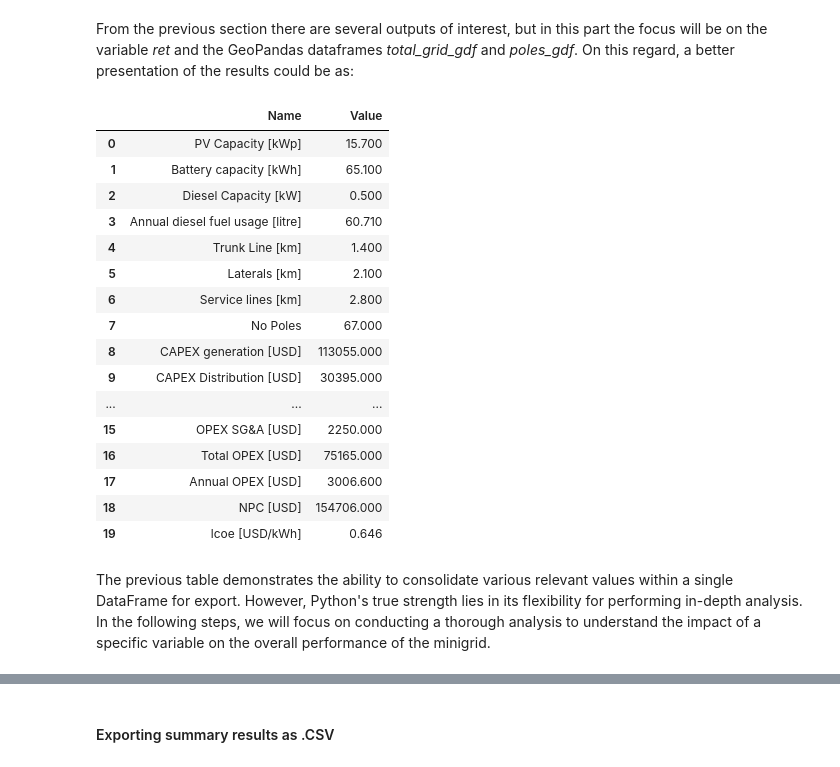
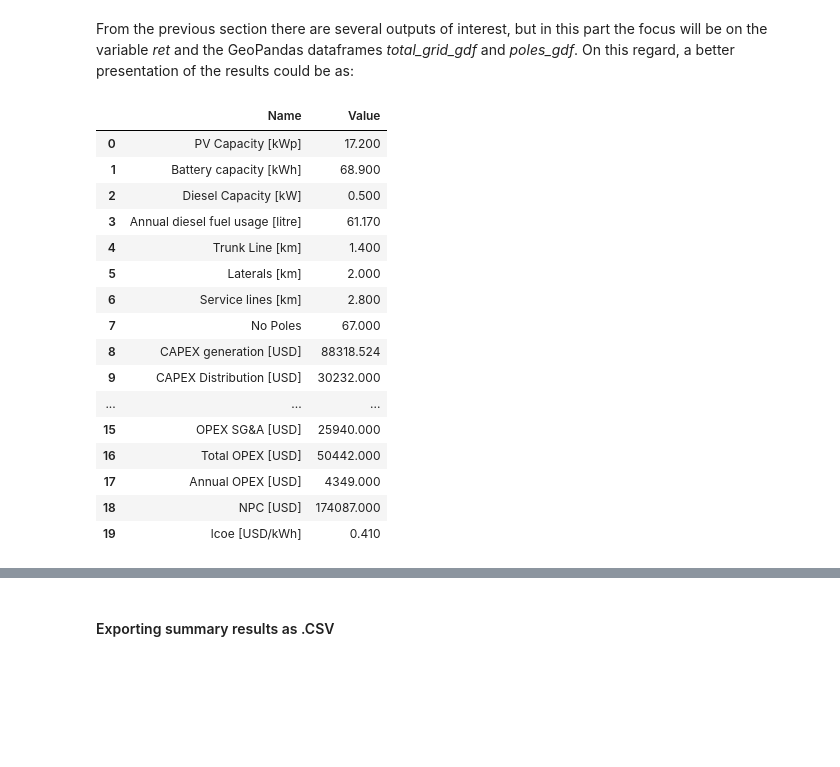
Before and after one commit to SEforALL-IEAP/OMG, a Jupyter notebook: OMG.ipynb, the cells around one changed output, grey strips where cells are left out. Cells and saved outputs as stored; diff of their text form; code cells hidden in the pictures; blank space fills up the shorter version.

```diff
--- a/OMG.ipynb
+++ b/OMG.ipynb
@@ -262,11 +254,10 @@ Under this approach, number of customers and demand load curves per type of cust
 # %% [markdown]
 #### Rough prediction of customer per type (residential bundle A, bundle B, bundle C, SME or PUE)
 # %%
-reasonablecons = 0.7        ## Connectivity rate of structures
+reasonablecons = 1        ## Connectivity rate of structures - for now this value should not be changed
 smeshare = 0.08             ## Share of sme customers as % of total potential connections
 bundleCshare = 0.08         ## Share of Residential Bundle C customers as % of total potential connections
 bundleBshare = 0.36         ## Share of Residential Bundle B customers as % of total potential connections
-
 
 cluster_polygons["Connections_All"] = np.ceil(cluster_polygons["<20 m2"] +
                                cluster_polygons["20-50 m2"]+
@@ -368,7 +330,7 @@ discount_rate=0.08      ##The annual rate of return expected on an investment ov
 # %%
 diesel_price=0.872     ## Diesel Price (USD/liter): The cost of diesel fuel used for generator operation
 diesel_cost=350        ## Diesel Generator Cost (USD/kW): The initial capital cost of purchasing and installing a diesel generator, per kilowatt of rated power
-diesel_om=32           ## Diesel Operational and mainenance Cost (USD/kW/year): The annual cost of operating and maintaining the diesel generator, per kilowatt of rated power
+diesel_om=0.1           ## Diesel Operational and mainenance Cost (USD/kW/year): The annual cost of operating and maintaining the diesel generator, share of CAPEX
 diesel_life=10         ## Diesel Generator Lifetime (years): The expected number of years the diesel generator will be operational before requiring replacement
 diesel_limit=0.5       ## Diesel Limit (0-1): This value sets the maximum allowable contribution of the diesel generator to the microgrid's annual electricity generation. It is expressed as a decimal between 0 and 1
 # %% [markdown]
@@ -761,6 +722,11 @@ lcoe_distribution = calculate_distribution_lcoe(end_year=end_year,
                             om_costs=total_om_grid,
                             distribution_life=30,
                             discount_rate=discount_rate)
+# %%
+project_life = end_year - start_year
+total_sga = 0
+for year in range(project_life):
+    total_sga += total_cost_sga / ((1 + discount_rate) ** year)
 # %% [markdown]
 Transportation costs are defined as follows:
 # %%
@@ -788,41 +754,66 @@ results = {
              "Total CAPEX [USD]",
 
              "OPEX Generation [USD]",
              "OPEX Distribution [USD]",
              "OPEX SG&A [USD]",
              "Total OPEX [USD]",
              "Annual OPEX [USD]",
              "NPC [USD]",
 
              "lcoe [USD/kWh]",
 
             ],
 
 
     "Value": [round(ret["best_solution"][0],1), #PV_Capacity
               round(ret["best_solution"][1],1),  #Battery Capacity
               round(ret["best_solution"][2],1), #Diesel Capacity
-              round(ret["additional_values"][10],2), #Diesel Capacity
+              round(ret["additional_values"][10],2), #Diesel fuel usage
 
               round(sum(trunks_gdf["Length"])/1000,1), #kilometers_grid_main_line
               round(sum(secondary_gdf["Length"])/1000,1), #kilometers_grid_secondary_lines
               round(sum(service_gdf["Length"])/1000,1),#kilometers_services_drops
               sum(poles_gdf["No. Poles"]), #Number of poles
 
-              math.ceil(round(ret["additional_values"][2],3)/1000)*1000 - total_cost_labour - transportation_costs, #Cost of Assets
-              round(total_cost_grid,0), #total_cost_grid
+              round(ret["additional_values"][2],3), # CAPEX of generation - total_cost_labour - transportation_costs, #Cost of Assets
+              round(total_cost_grid,0), # CAPEX of distribution
               total_cost_labour, #Cost of Labour
               transportation_costs, #Cost of transport
-              (round(total_cost_grid,0) + math.ceil(round(ret["additional_values"][2],3)/1000)*1000), #Total_capex
+              round(total_cost_grid,0) + math.ceil(round(ret["additional_values"][2],3)) + total_cost_labour + transportation_costs, #Total_capex
 
-              round(ret["additional_values"][4],0), #Total OM Generation
-              round(total_om_grid,0), #Total OM Distribution
-              total_cost_sga,
-              round(ret["additional_values"][4],0) +  round(total_om_grid,0) + total_cost_sga, #Total OPEX
-              (round(ret["additional_values"][4],0) +  round(total_om_grid,0) + total_cost_sga)/(end_year-start_year), #Annual OPEX
-              round(ret["additional_values"][9],0), # Net Present Costs
+              round(ret["additional_values"][4],0) + round(ret["additional_values"][3],0), #Total OPEX Generation
+              round(lcoe_distribution[2],0), #Total OPEX Distribution
+              round(total_sga, 0),
+              round(ret["additional_values"][4] + ret["additional_values"][3] + lcoe_distribution[2] + total_sga, 0), #Total OPEX
+              round(ret["additional_values"][-1] + lcoe_distribution[-1] + total_cost_sga, 0), #Annual OPEX
+              round(ret["additional_values"][9] + lcoe_distribution[3] + total_sga + total_cost_labour + transportation_costs, 0), # Net Present Costs
 
               round(ret["lcoe"],3) + round(lcoe_distribution[0],3), #lcoe_generation + lcoe_distribution
-
              ]
 }
+
+results_pd = pd.DataFrame(results, columns=["Name", "Value"])
+
+# Assign result columns to the original community aplha shape
+for key, value in results_pd.set_index('Name')['Value'].to_dict().items():
+    cluster_polygons[key] = value
+
+results_pd
+# %% [output]
+|  | Name | Value |
+| 0 | PV Capacity [kWp] | 17.200 |
+| 1 | Battery capacity [kWh] | 68.900 |
+| 2 | Diesel Capacity [kW] | 0.500 |
+| 3 | Annual diesel fuel usage [litre] | 61.170 |
+| 4 | Trunk Line [km] | 1.400 |
+| 5 | Laterals [km] | 2.000 |
+| 6 | Service lines [km] | 2.800 |
+| 7 | No Poles | 67.000 |
+| 8 | CAPEX generation [USD] | 88318.524 |
+| 9 | CAPEX Distribution [USD] | 30232.000 |
+| ... | ... | ... |
+| 15 | OPEX SG&A [USD] | 25940.000 |
+| 16 | Total OPEX [USD] | 50442.000 |
+| 17 | Annual OPEX [USD] | 4349.000 |
+| 18 | NPC [USD] | 174087.000 |
+| 19 | lcoe [USD/kWh] | 0.410 |
@@ -831,20 +819,0 @@ results_pd = pd.DataFrame(results, columns=["Name", "Value"])
-# %%
-results_pd
-# %% [output]
-|  | Name | Value |
-| 0 | PV Capacity [kWp] | 15.700 |
-| 1 | Battery capacity [kWh] | 65.100 |
-| 2 | Diesel Capacity [kW] | 0.500 |
-| 3 | Annual diesel fuel usage [litre] | 60.710 |
-| 4 | Trunk Line [km] | 1.400 |
-| 5 | Laterals [km] | 2.100 |
-| 6 | Service lines [km] | 2.800 |
-| 7 | No Poles | 67.000 |
-| 8 | CAPEX generation [USD] | 113055.000 |
-| 9 | CAPEX Distribution [USD] | 30395.000 |
-| ... | ... | ... |
-| 15 | OPEX SG&A [USD] | 2250.000 |
-| 16 | Total OPEX [USD] | 75165.000 |
-| 17 | Annual OPEX [USD] | 3006.600 |
-| 18 | NPC [USD] | 154706.000 |
-| 19 | lcoe [USD/kWh] | 0.646 |
@@ -855,2 +819,0 @@ for key, value in results_pd.set_index('Name')['Value'].to_dict().items():
-# %% [markdown]
-The previous table demonstrates the ability to consolidate various relevant values within a single DataFrame for export. However, Python's true strength lies in its flexibility for performing in-depth analysis. In the following steps, we will focus on conducting a thorough analysis to understand the impact of a specific variable on the overall performance of the minigrid.
```
Also changed, not shown: parts of 48 cells of this notebook, 2 other files.
